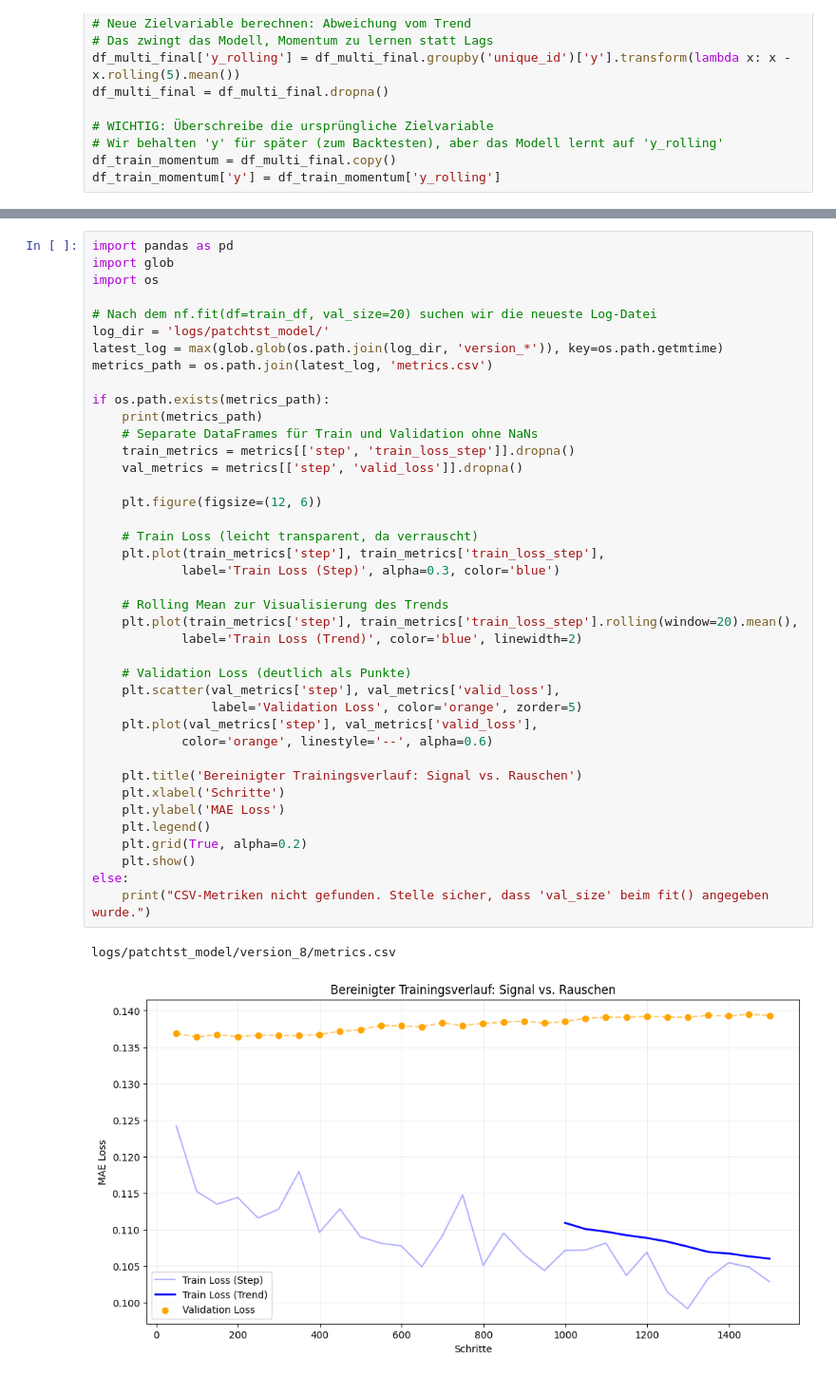
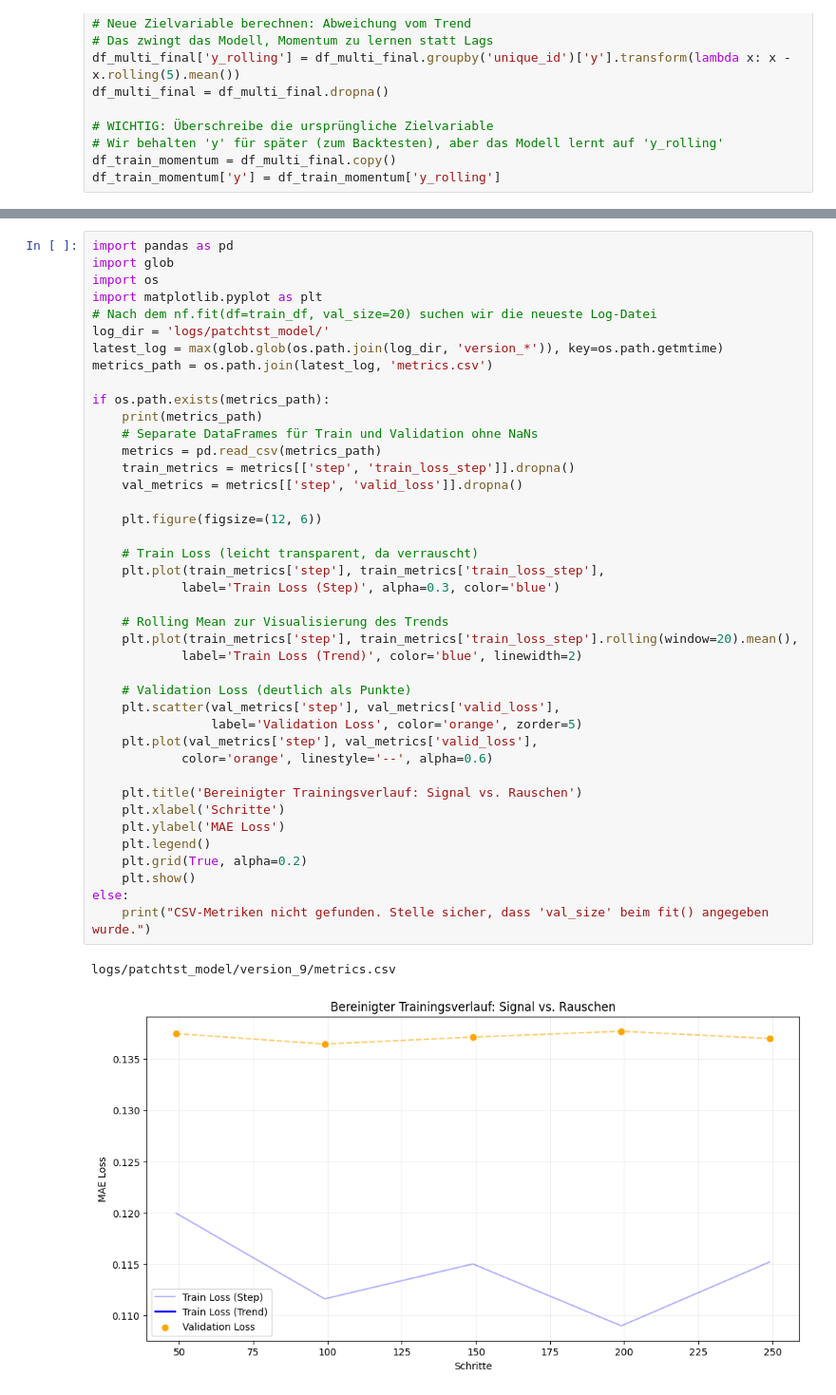
Before and after one commit to spaxxomatic/patchtst_timeseries, a Jupyter notebook: mutivariant.ipynb, the cells around one changed output, grey strips where cells are left out. Shown at 95% size. Cells and saved outputs as stored; diff of their text form.

```diff
--- a/mutivariant.ipynb
+++ b/mutivariant.ipynb
@@ -150,7 +149,7 @@ Blind-Test startet am: 2023-01-03 00:00:00
 import pandas as pd
 import glob
 import os
-
+import matplotlib.pyplot as plt
 # Nach dem nf.fit(df=train_df, val_size=20) suchen wir die neueste Log-Datei
 log_dir = 'logs/patchtst_model/'
 latest_log = max(glob.glob(os.path.join(log_dir, 'version_*')), key=os.path.getmtime)
@@ -159,36 +158,37 @@ metrics_path = os.path.join(latest_log, 'metrics.csv')
 if os.path.exists(metrics_path):
     print(metrics_path)
     # Separate DataFrames für Train und Validation ohne NaNs
+    metrics = pd.read_csv(metrics_path)
     train_metrics = metrics[['step', 'train_loss_step']].dropna()
     val_metrics = metrics[['step', 'valid_loss']].dropna()
 
     plt.figure(figsize=(12, 6))
 
     # Train Loss (leicht transparent, da verrauscht)
     plt.plot(train_metrics['step'], train_metrics['train_loss_step'],
             label='Train Loss (Step)', alpha=0.3, color='blue')
 
     # Rolling Mean zur Visualisierung des Trends
     plt.plot(train_metrics['step'], train_metrics['train_loss_step'].rolling(window=20).mean(),
             label='Train Loss (Trend)', color='blue', linewidth=2)
 
     # Validation Loss (deutlich als Punkte)
     plt.scatter(val_metrics['step'], val_metrics['valid_loss'],
                 label='Validation Loss', color='orange', zorder=5)
     plt.plot(val_metrics['step'], val_metrics['valid_loss'],
             color='orange', linestyle='--', alpha=0.6)
 
     plt.title('Bereinigter Trainingsverlauf: Signal vs. Rauschen')
     plt.xlabel('Schritte')
     plt.ylabel('MAE Loss')
     plt.legend()
     plt.grid(True, alpha=0.2)
     plt.show()
 else:
     print("CSV-Metriken nicht gefunden. Stelle sicher, dass 'val_size' beim fit() angegeben wurde.")
 # %% [output]
-logs/patchtst_model/version_8/metrics.csv
+logs/patchtst_model/version_9/metrics.csv
-[figure, old version]
+[figure, new version]
 # %%
 # Cross-Validation auf dem noch nie gesehenen Test-Set
 cv_multi = nf_refined.cross_validation(df=test_df, n_windows=100, step_size=1)
```
Also changed, not shown: parts of 11 cells of this notebook, 17 other files.
